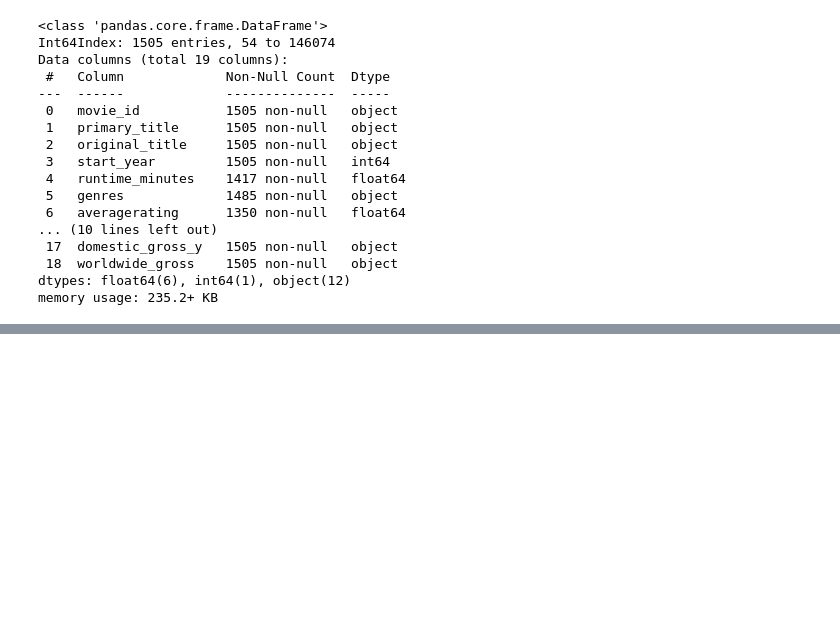
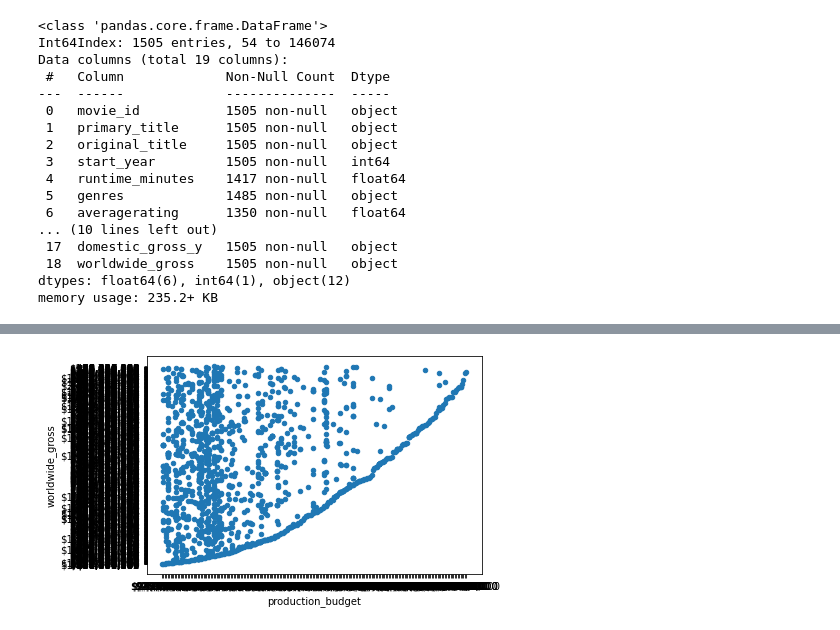
Before and after one commit to jnahra/dsc-phase-1-project, a Jupyter notebook: albert_phase1_notebook.ipynb, the cells around one changed output, grey strips where cells are left out. Saved outputs shown, nothing was run; the diff lists cells and outputs as text; code cells hidden in the pictures; blank space fills up the shorter version.

```diff
--- a/albert_phase1_notebook.ipynb
+++ b/albert_phase1_notebook.ipynb
@@ -805,0 +912,6 @@ dataset_cleaned.to_csv('masterdatasetcleaned.csv')
+# %%
+# scatter plot with averagerating vs. worldwide_gross
+
+dataset_cleaned.plot.scatter(x = 'production_budget', y = "worldwide_gross");
+# %% [output]
+[figure, added]
```
Also changed, not shown: parts of 11 cells of this notebook, 1 other file.
